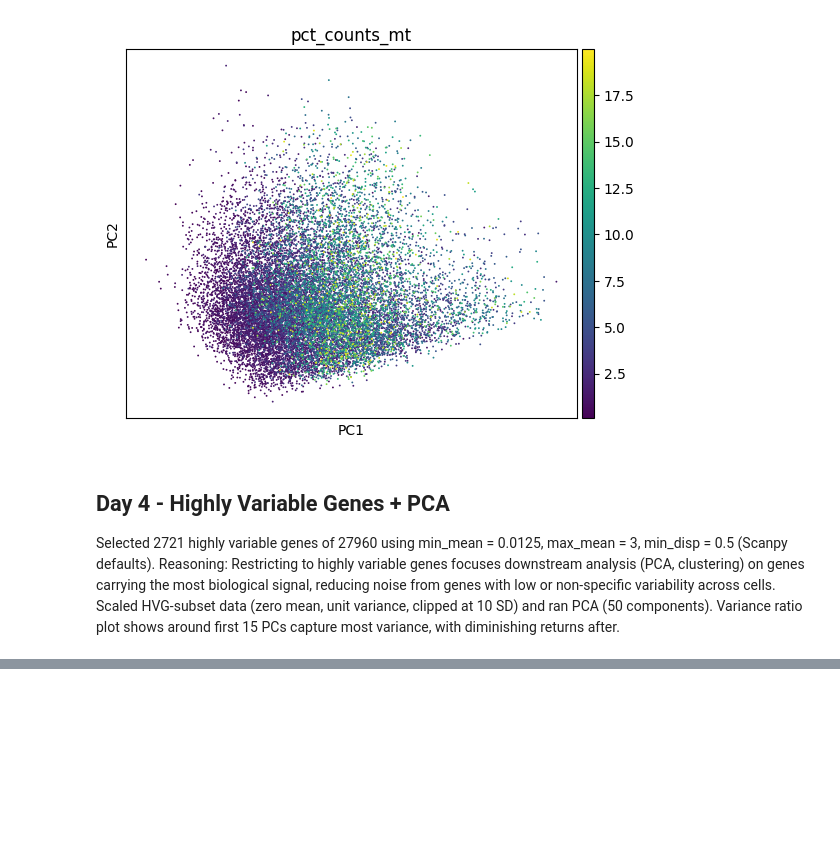
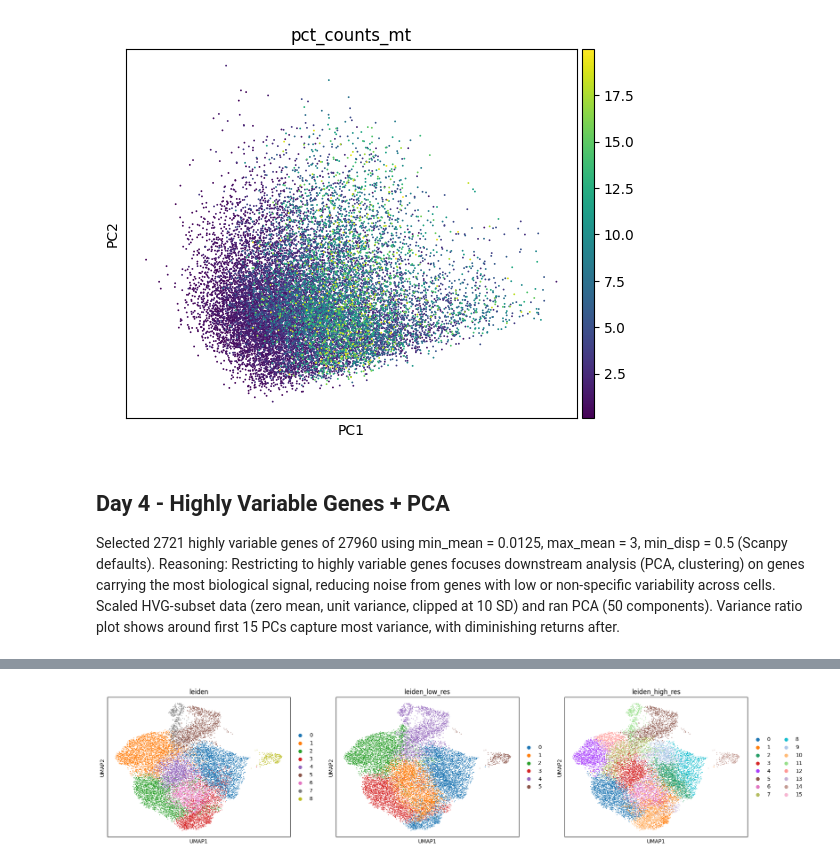
Before and after one commit to matthewniu333/neuroblastoma-multiome, a Jupyter notebook: notebooks/rna_preprocessing.ipynb, the cells around one changed output, grey strips where cells are left out. Cells and saved outputs as stored; diff of their text form; code cells hidden in the pictures; blank space fills up the shorter version.

```diff
--- a/notebooks/rna_preprocessing.ipynb
+++ b/notebooks/rna_preprocessing.ipynb
@@ -207,0 +244,7 @@ Scaled HVG-subset data (zero mean, unit variance, clipped at 10 SD) and ran PCA
+# %%
+#trying alternative resolutions
+sc.tl.leiden(adata, resolution = 0.3, key_added = 'leiden_low_res')
+sc.tl.leiden(adata, resolution = 1.0, key_added = 'leiden_high_res')
+sc.pl.umap(adata, color = ['leiden', 'leiden_low_res', 'leiden_high_res'])
+# %% [output]
+[figure, added]
```
Also changed, not shown: parts of 8 cells of this notebook.
